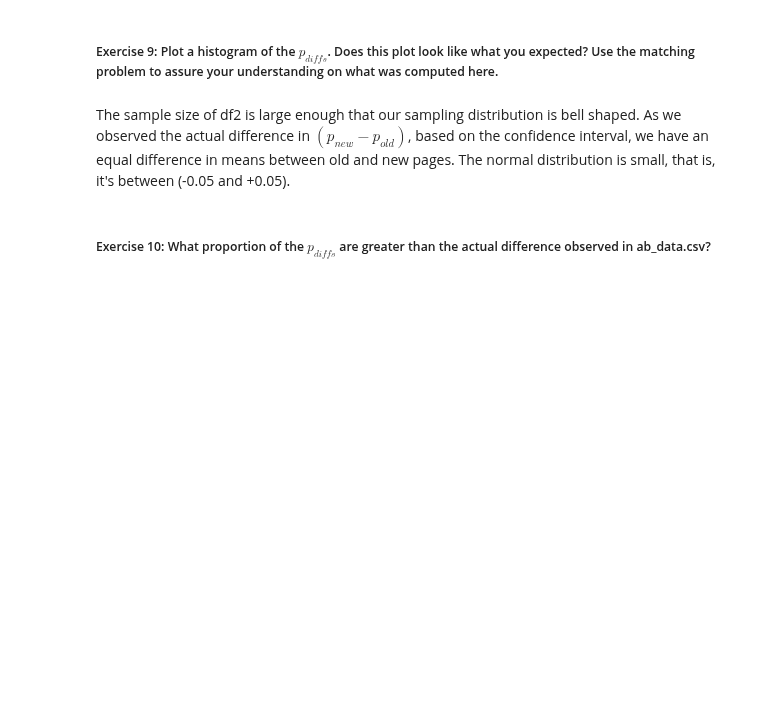
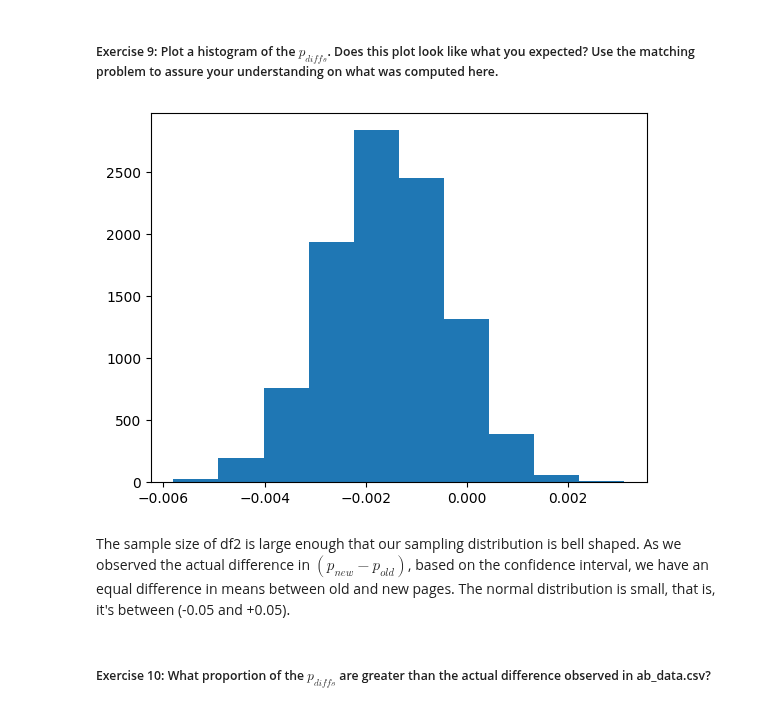
Before and after one commit to rajiv-ranjan/cds-mini-projects, a Jupyter notebook: M1_MP1_NB_Hypothesis_Testing.ipynb, the cells around one changed output. Cells and saved outputs as stored; diff of their text form; code cells hidden in the pictures; blank space fills up the shorter version.

```diff
--- a/M1_MP1_NB_Hypothesis_Testing.ipynb
+++ b/M1_MP1_NB_Hypothesis_Testing.ipynb
@@ -371,0 +374,3 @@ So, basically **$p_{old}$ under the null** is the conversion rate for the old pa
+# %%
+p_old = control_convert
+p_old
@@ -375,0 +381,3 @@ So, basically **$p_{old}$ under the null** is the conversion rate for the old pa
+# %%
+n_new = df.query('landing_page == "new_page"')['landing_page'].count()
+n_new
@@ -379,0 +388,3 @@ So, basically **$p_{old}$ under the null** is the conversion rate for the old pa
+# %%
+n_old = df.query('landing_page == "old_page"')['landing_page'].count()
+n_old
@@ -399,0 +419,3 @@ this one was tricky. But here we are looking at a null where there is no differe
+# %%
+pdiffs = np.random.binomial(n_new, p_new, 10000) / n_new - np.random.binomial(n_old, p_old, 10000) / n_old
+pdiffs
@@ -414,3 +440,9 @@ new_converted_simulation - old_converted_simulation
+# %%
+# Plot a histogram of the  pdiffs
+plt.hist(pdiffs)
+plt.show()
+# %% [output]
+[figure, added]
 # %%
 # save p_diffs for later use
 # YOUR CODE HERE
```
Also changed, not shown: parts of 18 cells of this notebook.
